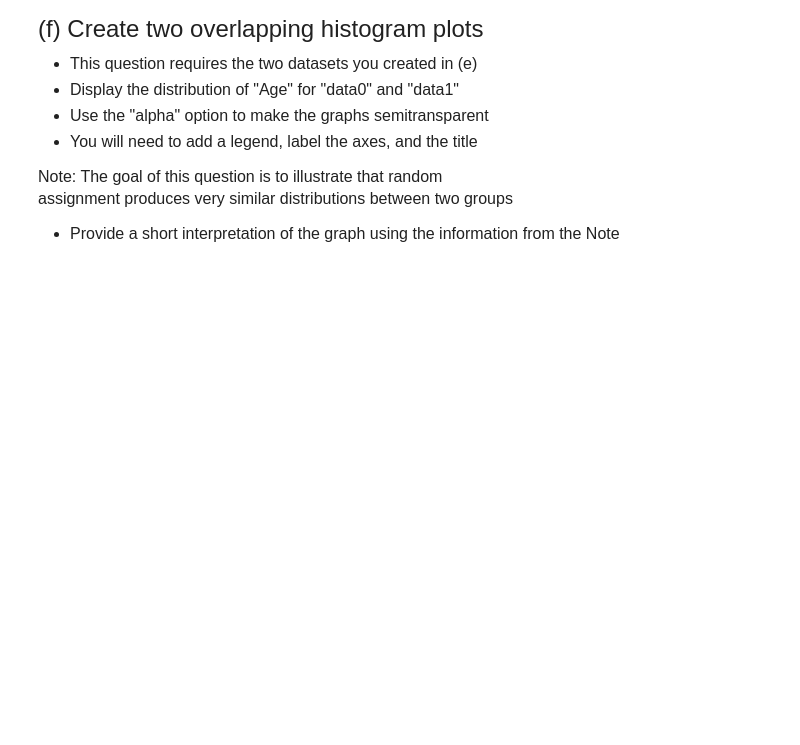
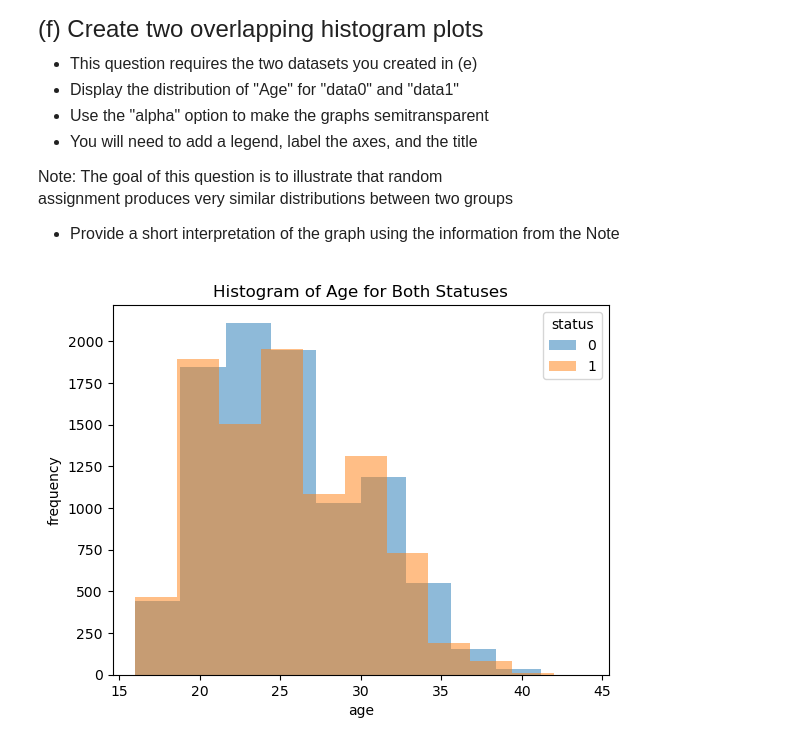
Before and after one commit to jadarro/qtm151_fall_2023, a Jupyter notebook: quizzes/quiz2/2374878_quiz2.ipynb, the cells around one changed output. Cells and saved outputs as stored; diff of their text form; code cells hidden in the pictures; blank space fills up the shorter version.

```diff
--- a/quizzes/quiz2/2374878_quiz2.ipynb
+++ b/quizzes/quiz2/2374878_quiz2.ipynb
@@ -41,3 +46,5 @@ Import the dataset "data_quiz/fifa23_players_basic.csv"
 - Try to view the dataset before starting
 # %%
 # Write your own code
+fifa = pd.read_csv("data_quiz/fifa23_players_basic.csv")
+fifa.head()
@@ -146,3 +233,12 @@ store it in a new dataset called "data1"
+# %%
+# Write your own code
+list_status = [0,1]
+list_prob = [0.5,0.5]
+n = len(fifa["Age"])
+np.random.seed(42)
+fifa["status"] = np.random.choice(list_status, size = n, p = list_prob)
+data0 = fifa.query("status == 0")
+data1 = fifa.query("status == 1")
 # %% [markdown]
 <font size = "5">
 
@@ -163,0 +258,25 @@ assignment produces very similar distributions between two groups
+# %%
+dataframe = [data0,data1]
+list_unique_status = pd.unique(fifa["status"])
+index = 0
+for status in list_unique_status:
+    df = dataframe[index].query("status == @status")
+    plt.hist(x = df["Age"], alpha = 0.5)
+    index = index+1
+plt.title("Histogram of Age for Both Statuses")
+plt.xlabel("age")
+plt.ylabel("frequency")
+plt.legend(labels = list_unique_status,
+           title = "status")
+plt.show()
+##
+# plt.hist(x = data0["Age"], alpha = 0.5, color = "blue")
+# plt.hist(x = data1["Age"], alpha = 0.5, color = "red")
+# plt.title("Histogram of Age for Both Statuses")
+# plt.xlabel("age")
+# plt.ylabel("frequency")
+# plt.show()
+##
+# Based on the histograms, there is little difference in age between groups assigned a status of zero and those assigned a status of one.
+# %% [output]
+[figure, added]
```
Also changed, not shown: parts of 16 cells of this notebook.
